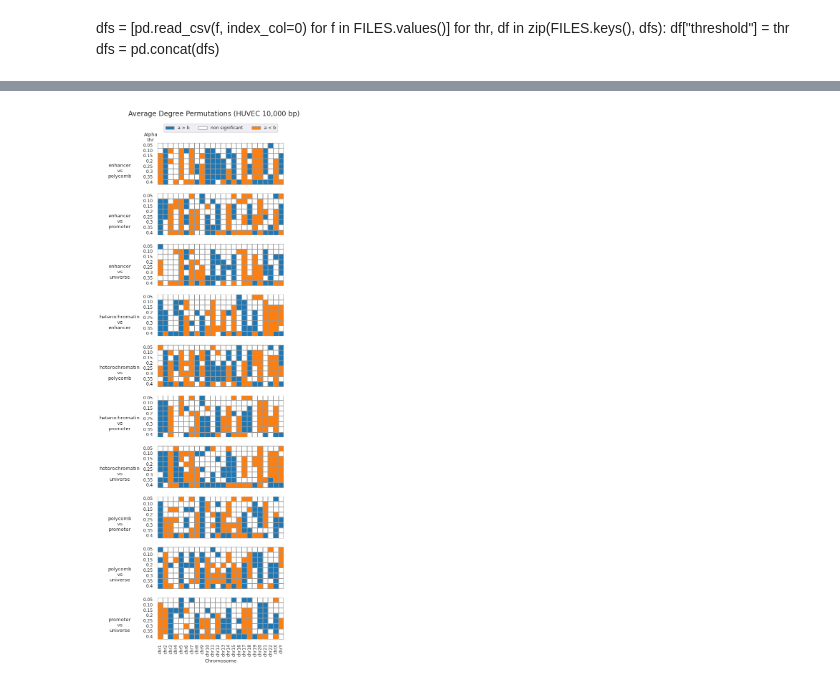
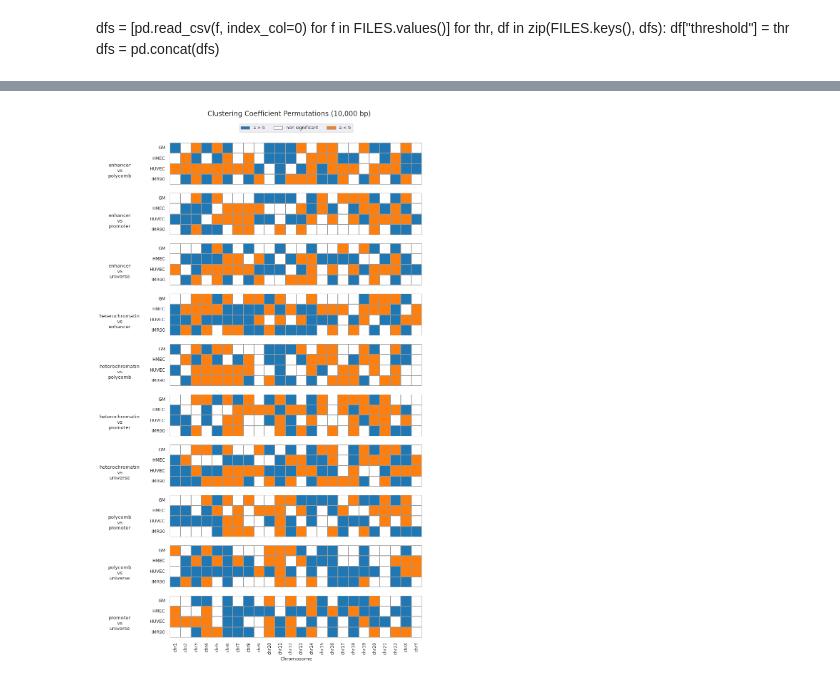
Before and after one commit to leomorelli/HiCONA, a Jupyter notebook: notebooks/permutation_heatmap.ipynb, the cells around one changed output, grey strips where cells are left out. Drawn from its saved outputs; the diff is of its cells as text; code cells hidden in the pictures.

```diff
--- a/notebooks/permutation_heatmap.ipynb
+++ b/notebooks/permutation_heatmap.ipynb
@@ -9,7 +9,7 @@ for thr, df in zip(FILES.keys(), dfs):
     df["threshold"] = thr
 dfs = pd.concat(dfs)
 # %%
-dfs = pd.read_csv("../results/permutation_results_20230706_13:45:00")
+dfs = pd.read_csv("../results/permutation_results_20230706_17:20:50")
 dfs
 # %% [output]
 |  | file_name | bin_size | chrom | alpha_threshold | a | b | pval | num_perms | statistic |
@@ -30,11 +30,6 @@ dfs.sort_values(["a", "b", "alpha_threshold"], inplace=True)
 # %%
 sig_column = [1 if v < 0.05 else 0 for v in dfs["pval"]]
 sig_column = [-1 if v > 0.95 else e for e, v in zip(sig_column, dfs["pval"])]
-# %%
-dfs.loc[dfs["a"] == "1_TssA", "a"] = "TssA"
-dfs.loc[dfs["a"] == "7_Enh", "a"] = "Enhancer"
-dfs.loc[dfs["b"] == "Bound", "b"] = "Boundary"
-dfs.loc[dfs["b"] == "universe", "b"] = "Universe"
 # %%
 dfs["significance"] = sig_column
 dfs["test"] = dfs["a"] + "\n vs \n" + dfs["b"]
@@ -51,7 +46,7 @@ dfs["name"] = [fn.split("_")[2] for fn in dfs["file_name"]]
 # %%
 mult_dfs = {t: dfs[dfs["test"] == t].drop("test", axis=1) for t in tests}
 # %%
-mult_dfs = {k: pd.pivot(v, values="significance", index="alpha_threshold", columns="chrom") for k, v in mult_dfs.items()}
+mult_dfs = {k: pd.pivot(v, values="significance", index="name", columns="chrom") for k, v in mult_dfs.items()}
 # %%
 CHR_ORDER = ["chr" + str(v) for v in range(1, 23)] + ["chrX", "chrY"]
 mult_dfs = {k: v[CHR_ORDER] for k, v in mult_dfs.items()}
@@ -77,37 +72,37 @@ for (t, d), a in zip(mult_dfs.items(), ax):
             cmap=HEAT_PALETTE,
             square=True,
             linewidth=0.01,
             linecolor=GRAY,
             ax=a,
             cbar=False,
             xticklabels=False,
         )
         a.set(xlabel=None)
     else:
         a = sns.heatmap(
             d,
             cmap=HEAT_PALETTE,
             square=True,
             linewidth=0.01,
             linecolor=GRAY,
             ax=a,
             cbar=False,
             xticklabels=True,
         )
         a.set(xlabel="Chromosome")
 
     if counter == 1:
         a.legend(handles=PATCHES, loc="upper center",bbox_to_anchor=(0.5, 1.5), ncol=3, fancybox=True)
-        a.text(-1.3, -0.3, "Alpha\nthr", horizontalalignment="center")
+        # a.text(-1.3, -0.3, "Alpha\nthr", horizontalalignment="center")
 
     a.set_ylabel(t, rotation=0, labelpad=10)
-    a.yaxis.set_label_coords(-0.30, 0.15)
+    a.yaxis.set_label_coords(-0.2, 0.15)
 
-fig.suptitle("Average Degree Permutations (HUVEC 10,000 bp)", y=0.93, fontsize="x-large")
+fig.suptitle("Clustering Coefficient Permutations (10,000 bp)", y=0.93, fontsize="x-large")
 
 plt.show()
 # %% [output]
-[figure, old version]
+[figure, new version]
 # %%
 sns.color_palette("tab10")[0]
 # %%
```
Also changed, not shown: parts of 1 cell of this notebook, 5 other files.
